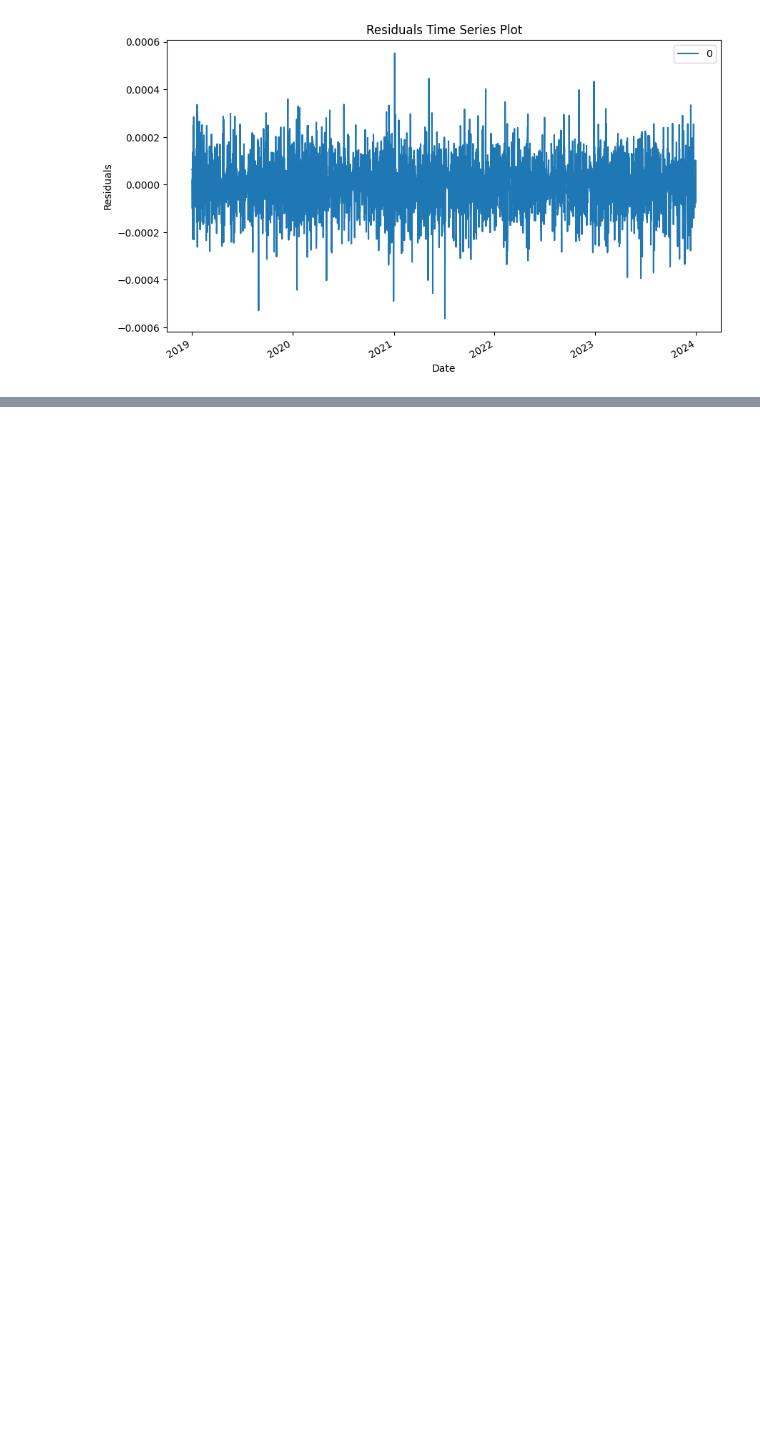
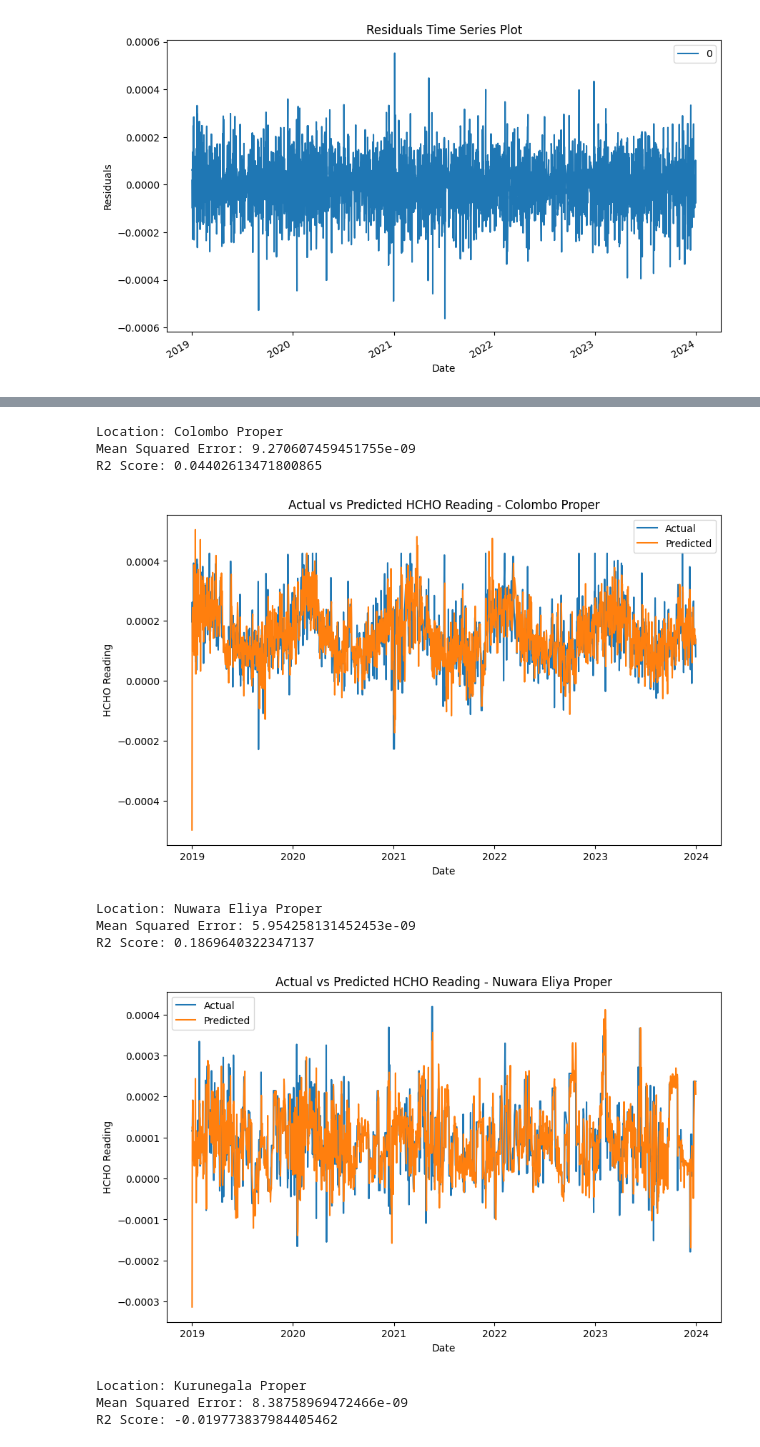
Before and after one commit to NinaAbeyratne/Analysing_HCHO_gas_in_Sri_Lanka, a Jupyter notebook: Spatio_Temporal_Analysis_part_2.ipynb, the cells around one changed output, grey strips where cells are left out. Cells and saved outputs as stored; diff of their text form; code cells hidden in the pictures; blank space fills up the shorter version.

Commit message:
Model training

```diff
--- a/Spatio_Temporal_Analysis_part_2.ipynb
+++ b/Spatio_Temporal_Analysis_part_2.ipynb
@@ -223,8 +235,8 @@ plt.show()
 # Model Training
 # %%
 # Preprocess the data
-merged_data_with_population['Date'] = pd.to_datetime(merged_data_with_population['Date'])
-merged_data_with_population.set_index('Date', inplace=True)
+merged_data_with_altitude_population['Date'] = pd.to_datetime(merged_data_with_altitude_population['Date'])
+merged_data_with_altitude_population.set_index('Date', inplace=True)
 # %%
 # Check for stationarity
 def check_stationarity(data):
@@ -363,0 +693,55 @@ R-squared (R^2): -0.06019648176729819
+# %%
+import pandas as pd
+import numpy as np
+from statsmodels.tsa.statespace.sarimax import SARIMAX
+from sklearn.metrics import mean_squared_error, r2_score
+import matplotlib.pyplot as plt
+
+# Assuming your DataFrame is named 'merged_data_with_altitude_population'
+
+# Get unique locations
+locations = merged_data_with_altitude_population['City'].unique()
+
+# Iterate over each location
+for City in locations:
+    # Filter data for the current City
+    location_data = merged_data_with_altitude_population[merged_data_with_altitude_population['City'] == City]
+
+    # Define exogenous variables (features) for the current City
+    exog_vars = location_data[['PRCP', 'TAVG', 'Altitude(m)', 'Population']]
+
+    # Define and fit the SARIMAX model with exogenous variables for the current City
+    model = SARIMAX(location_data['HCHO_reading'], exog=exog_vars, order=(1, 1, 1), seasonal_order=(1, 1, 1, 12))
+    model_fit = model.fit(disp=False)
+
+    # Make predictions for the current location
+    predictions = model_fit.predict(start=0, end=len(location_data) - 1, exog=exog_vars, dynamic=False)
+
+    # Calculate mean squared error and R2 score for the current location
+    mse = mean_squared_error(location_data['HCHO_reading'], predictions)
+    r2 = r2_score(location_data['HCHO_reading'], predictions)
+    print(f"Location: {City}")
+    print("Mean Squared Error:", mse)
+    print("R2 Score:", r2)
+
+    # Plot actual vs predicted for the current location
+    plt.figure(figsize=(10, 6))
+    plt.plot(location_data.index, location_data['HCHO_reading'], label='Actual')
+    plt.plot(location_data.index, predictions, label='Predicted')
+    plt.title(f'Actual vs Predicted HCHO Reading - {City}')
+    plt.xlabel('Date')
+    plt.ylabel('HCHO Reading')
+    plt.legend()
+    plt.show()
+# %% [output]
+Location: Colombo Proper
+Mean Squared Error: 9.270607459451755e-09
+R2 Score: 0.04402613471800865
+[figure, added]
+Location: Nuwara Eliya Proper
+Mean Squared Error: 5.954258131452453e-09
+R2 Score: 0.1869640322347137
+[figure, added]
+Location: Kurunegala Proper
+Mean Squared Error: 8.38758969472466e-09
+R2 Score: -0.019773837984405462
```
Also changed, not shown: parts of 45 cells of this notebook.
